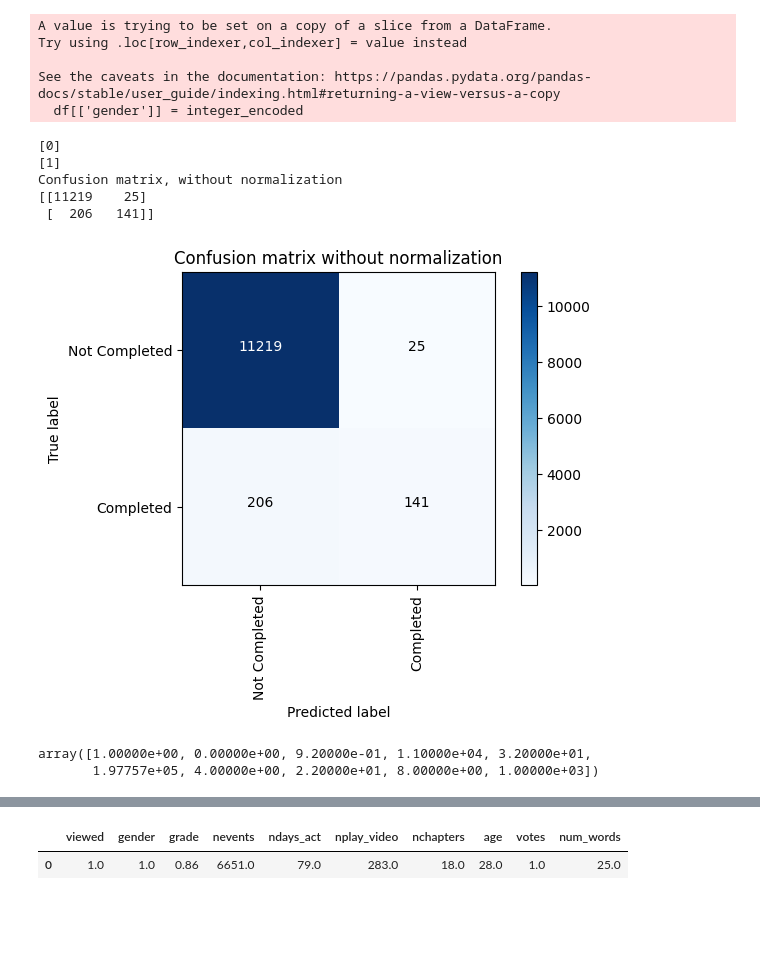
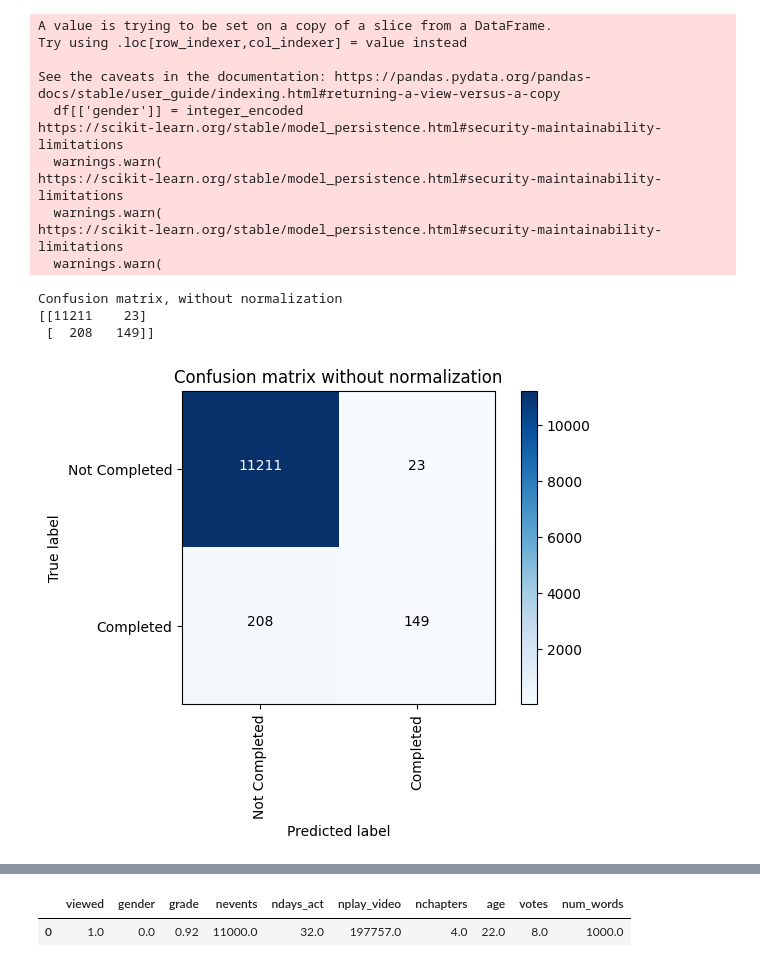
Before and after one commit to cosmcbun/Explainable-Ai-Comps-2024, a Jupyter notebook: MOOC/LIME/BasicExampleOfUsingLIMEOnMOOCDataset.ipynb, the cells around one changed output, grey strips where cells are left out. Saved outputs shown, nothing was run; the diff lists cells and outputs as text; code cells hidden in the pictures; blank space fills up the shorter version.

Commit message:
MOOC+LIME: Got colab code working on local computer

```diff
--- a/MOOC/LIME/BasicExampleOfUsingLIMEOnMOOCDataset.ipynb
+++ b/MOOC/LIME/BasicExampleOfUsingLIMEOnMOOCDataset.ipynb
@@ -17,8 +9,8 @@ Mounted at /content/drive/
 # %%
-import pandas as pd
-
-import sys
-sys.path.append("../src/")
 from svc import SVC
 from mlp import MLPClassifier
 from data_loader import DataLoader, plot_confusion_matrix
+
+all_classes = ['Not Completed','Completed']
+MOOC_feature_names = ['viewed',	'gender',	'grade',	'nevents', 'ndays_act',	'nplay_video',	'nchapters',	'age',	'votes',	'num_words']
+categorical_features = ['gender']
@@ -46,18 +17,14 @@ Note: you may need to restart the kernel to use updated packages.
 # %%
-# Data path
+# Load Data
+X_train, X_test, y_train, y_test = DataLoader().load(path = "../data/")
+dummy_value = np.array([[1,	0,	0.92,	11000, 32,	197757,	4,	22,	8,	1000]]) # Dummy value (2D Array)
+dummy_poitive_case = np.array([1.0, 1.0, 0.86, 6651.0, 79.0, 283.0, 18.0, 28.0, 1.0, 25.0])
 
-X_train, X_test, y_train, y_test = DataLoader().load(path = f"{path}/data/")
-dummy_value = np.array([[1,	0,	0.92,	11000, 32,	197757,	4,	22,	8,	1000]]) # Dummy value (2D Array)
+# Load ML Models
+svc = SVC(from_file = True, filename = "../src/MITx-SVC.pkl") # Support Vector Classifier
+mlp = MLPClassifier(from_file = True, filename = "../src/MITx-MLP.pkl") # Multi-Layer Perceptron Classifier
 
-svc = SVC(from_file = True) # Support Vector Classifier
-mlp = MLPClassifier(from_file = True) # Multi-Layer Perceptron Classifier
-
-
-print(svc.predict(dummy_value))
-print(mlp.predict(dummy_value))
-
-# Example plot using data_loader's plot_confusion_matrix()
-all_classes = all_classes=['Not Completed','Completed']
+# Create Confusion Matrix on SVC Model
 svc_predictions = svc.predict(X_test)
 cnf_matrix=confusion_matrix(y_test, svc_predictions)
 plot_confusion_matrix(cnf_matrix,classes=all_classes, title='Confusion matrix without normalization')
@@ -67,39 +34,37 @@ Try using .loc[row_indexer,col_indexer] = value instead
 
 See the caveats in the documentation: https://pandas.pydata.org/pandas-docs/stable/user_guide/indexing.html#returning-a-view-versus-a-copy
   df[['gender']] = integer_encoded
+https://scikit-learn.org/stable/model_persistence.html#security-maintainability-limitations
+  warnings.warn(
+https://scikit-learn.org/stable/model_persistence.html#security-maintainability-limitations
+  warnings.warn(
+https://scikit-learn.org/stable/model_persistence.html#security-maintainability-limitations
+  warnings.warn(
-[0]
-[1]
 Confusion matrix, without normalization
-[[11219    25]
- [  206   141]]
+[[11211    23]
+ [  208   149]]
 [figure]
-# %%
-dummy_poitive_case = np.array([1.0, 1.0, 0.86, 6651.0, 79.0, 283.0, 18.0, 28.0, 1.0, 25.0])
-len(dummy_value[0]), len(dummy_poitive_case)
-dummy_value[0]
-# %% [output]
-array([1.00000e+00, 0.00000e+00, 9.20000e-01, 1.10000e+04, 3.20000e+01,
-       1.97757e+05, 4.00000e+00, 2.20000e+01, 8.00000e+00, 1.00000e+03])
 # %%
-MOOC_feature_names = ['viewed',	'gender',	'grade',	'nevents', 'ndays_act',	'nplay_video',	'nchapters',	'age',	'votes',	'num_words']
-categorical_features = ['gender']
+
 # Create LimeTabularExplainer
 svm_explainer = LimeTabularExplainer(
     X_train,
     feature_names=MOOC_feature_names,
     class_names=all_classes,
     discretize_continuous=True
 )
 
+# Pick Which Value to Explain
 dummy_for_lime = dummy_value[0]
-dummy_for_lime = dummy_poitive_case
+# dummy_for_lime = dummy_poitive_case
 
-# Use the explainer to explain predictions
+# Use the explainer to graphically explain predictions
 exp = svm_explainer.explain_instance(dummy_for_lime, svc.predict_proba)
 exp.show_in_notebook(show_table=True, show_all=False)
 
+# Nicely show the dummy entry
 pd.DataFrame([dummy_for_lime], columns=MOOC_feature_names)
 # %% [output]
 [interactive output not drawn]
 |  | viewed | gender | grade | nevents | ndays_act | nplay_video | nchapters | age | votes | num_words |
-| 0 | 1.0 | 1.0 | 0.86 | 6651.0 | 79.0 | 283.0 | 18.0 | 28.0 | 1.0 | 25.0 |
+| 0 | 1.0 | 0.0 | 0.92 | 11000.0 | 32.0 | 197757.0 | 4.0 | 22.0 | 8.0 | 1000.0 |
```
Also changed, not shown: parts of 3 cells of this notebook.
